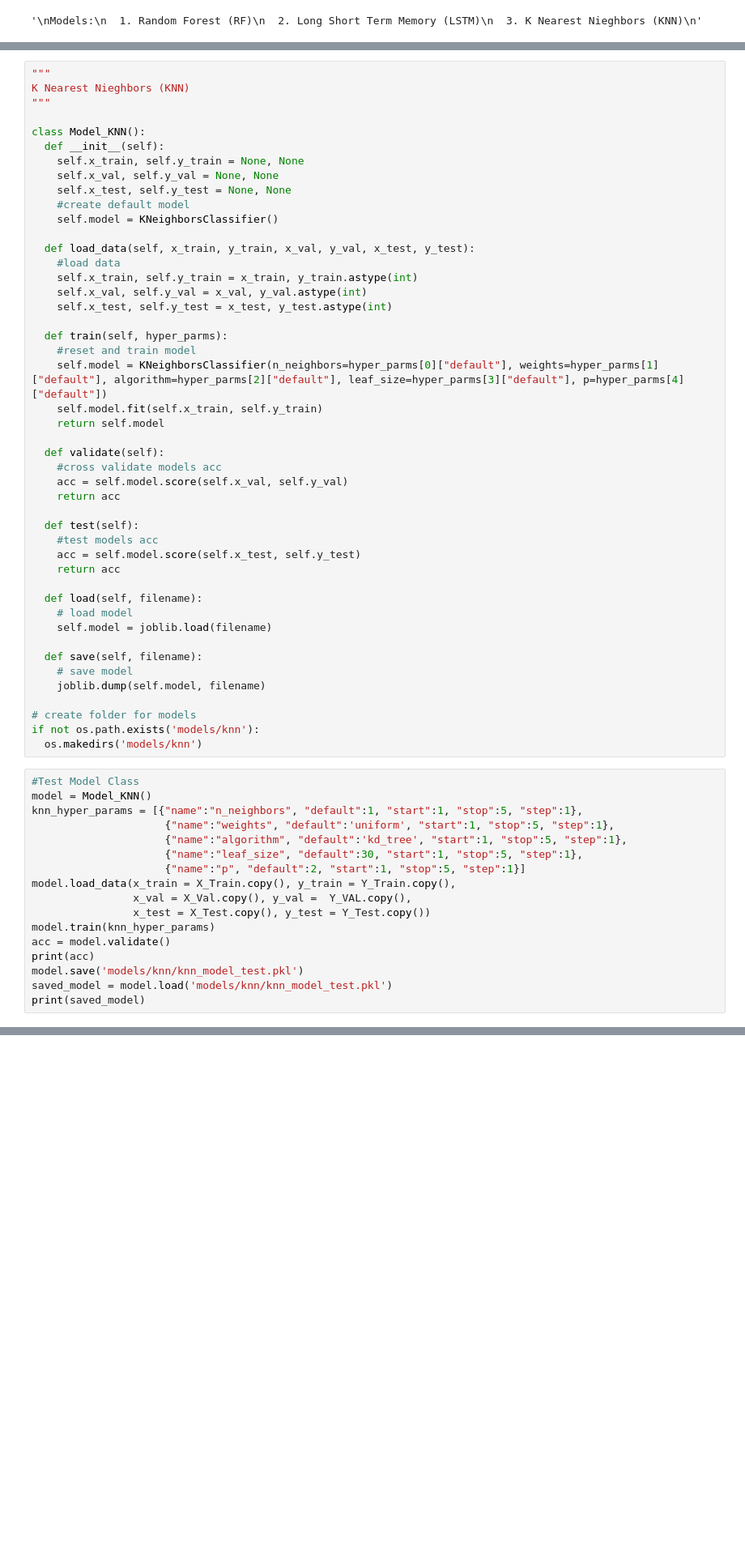
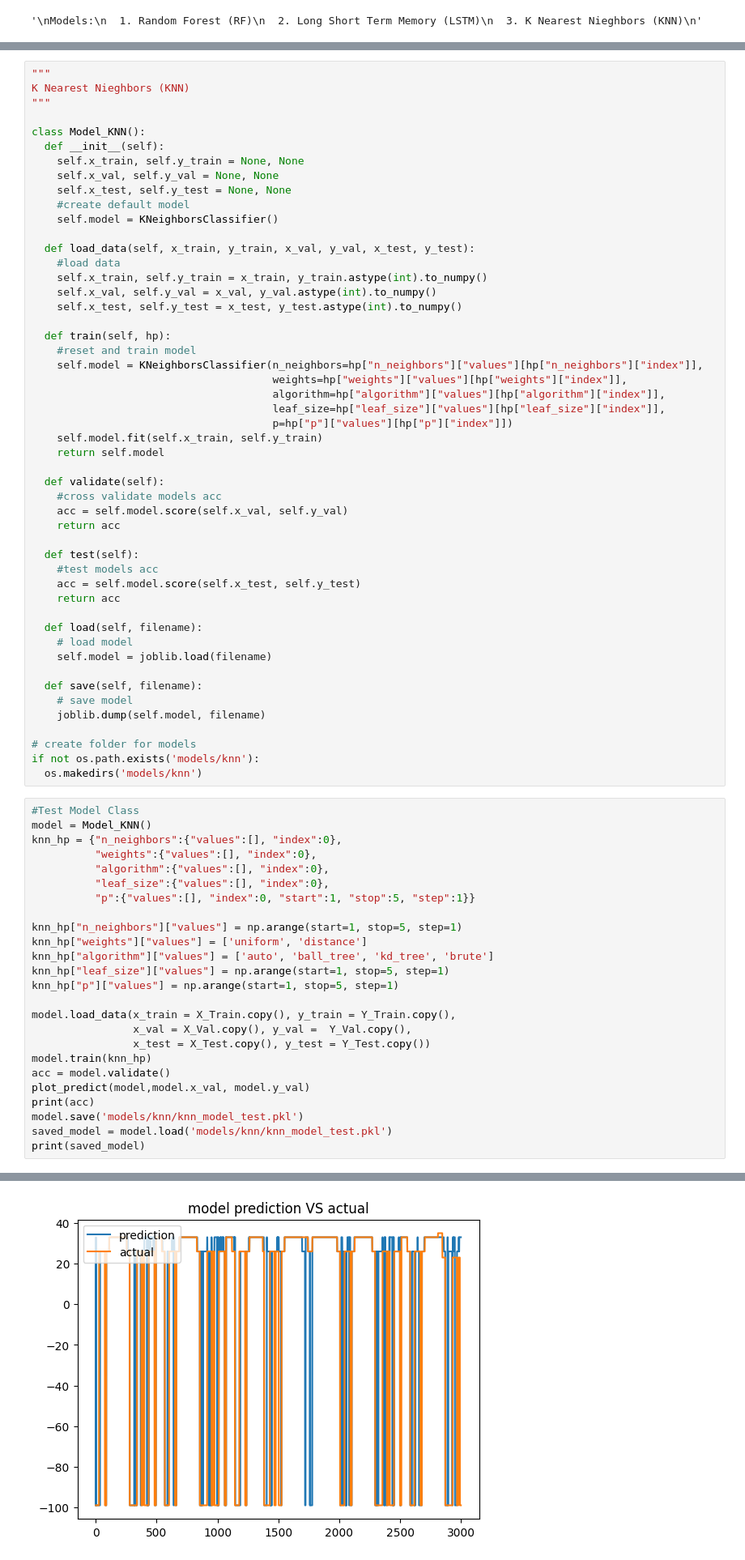
Before and after one commit to shef4/fireflyai, a Jupyter notebook: Thermoflyai_model_training.ipynb, the cells around one changed output, grey strips where cells are left out. Shown at 81% size. Saved outputs shown, nothing was run; the diff lists cells and outputs as text; blank space fills up the shorter version.

```diff
--- a/Thermoflyai_model_training.ipynb
+++ b/Thermoflyai_model_training.ipynb
@@ -684,13 +666,17 @@ class Model_KNN():
 
   def load_data(self, x_train, y_train, x_val, y_val, x_test, y_test):
     #load data
-    self.x_train, self.y_train = x_train, y_train.astype(int)
-    self.x_val, self.y_val = x_val, y_val.astype(int)
-    self.x_test, self.y_test = x_test, y_test.astype(int)
+    self.x_train, self.y_train = x_train, y_train.astype(int).to_numpy()
+    self.x_val, self.y_val = x_val, y_val.astype(int).to_numpy()
+    self.x_test, self.y_test = x_test, y_test.astype(int).to_numpy()
 
-  def train(self, hyper_parms):
+  def train(self, hp):
     #reset and train model
-    self.model = KNeighborsClassifier(n_neighbors=hyper_parms[0]["default"], weights=hyper_parms[1]["default"], algorithm=hyper_parms[2]["default"], leaf_size=hyper_parms[3]["default"], p=hyper_parms[4]["default"])
+    self.model = KNeighborsClassifier(n_neighbors=hp["n_neighbors"]["values"][hp["n_neighbors"]["index"]],
+                                      weights=hp["weights"]["values"][hp["weights"]["index"]],
+                                      algorithm=hp["algorithm"]["values"][hp["algorithm"]["index"]],
+                                      leaf_size=hp["leaf_size"]["values"][hp["leaf_size"]["index"]],
+                                      p=hp["p"]["values"][hp["p"]["index"]])
     self.model.fit(self.x_train, self.y_train)
     return self.model
 
@@ -718,16 +704,24 @@ if not os.path.exists('models/knn'):
 # %%
 #Test Model Class
 model = Model_KNN()
-knn_hyper_params = [{"name":"n_neighbors", "default":1, "start":1, "stop":5, "step":1},
-                     {"name":"weights", "default":'uniform', "start":1, "stop":5, "step":1},
-                     {"name":"algorithm", "default":'kd_tree', "start":1, "stop":5, "step":1},
-                     {"name":"leaf_size", "default":30, "start":1, "stop":5, "step":1},
-                     {"name":"p", "default":2, "start":1, "stop":5, "step":1}]
+knn_hp = {"n_neighbors":{"values":[], "index":0},
+          "weights":{"values":[], "index":0},
+          "algorithm":{"values":[], "index":0},
+          "leaf_size":{"values":[], "index":0},
+          "p":{"values":[], "index":0, "start":1, "stop":5, "step":1}}
+
+knn_hp["n_neighbors"]["values"] = np.arange(start=1, stop=5, step=1)
+knn_hp["weights"]["values"] = ['uniform', 'distance']
+knn_hp["algorithm"]["values"] = ['auto', 'ball_tree', 'kd_tree', 'brute']
+knn_hp["leaf_size"]["values"] = np.arange(start=1, stop=5, step=1)
+knn_hp["p"]["values"] = np.arange(start=1, stop=5, step=1)
+
 model.load_data(x_train = X_Train.copy(), y_train = Y_Train.copy(),
-                x_val = X_Val.copy(), y_val =  Y_VAL.copy(),
+                x_val = X_Val.copy(), y_val =  Y_Val.copy(),
                 x_test = X_Test.copy(), y_test = Y_Test.copy())
-model.train(knn_hyper_params)
+model.train(knn_hp)
 acc = model.validate()
+plot_predict(model,model.x_val, model.y_val)
 print(acc)
 model.save('models/knn/knn_model_test.pkl')
 saved_model = model.load('models/knn/knn_model_test.pkl')
@@ -737,4 +731,5 @@ print(saved_model)
 None
+[figure, added]
 # %%
 """
 Model Training
```
Also changed, not shown: parts of 23 cells of this notebook, 1 other file.
